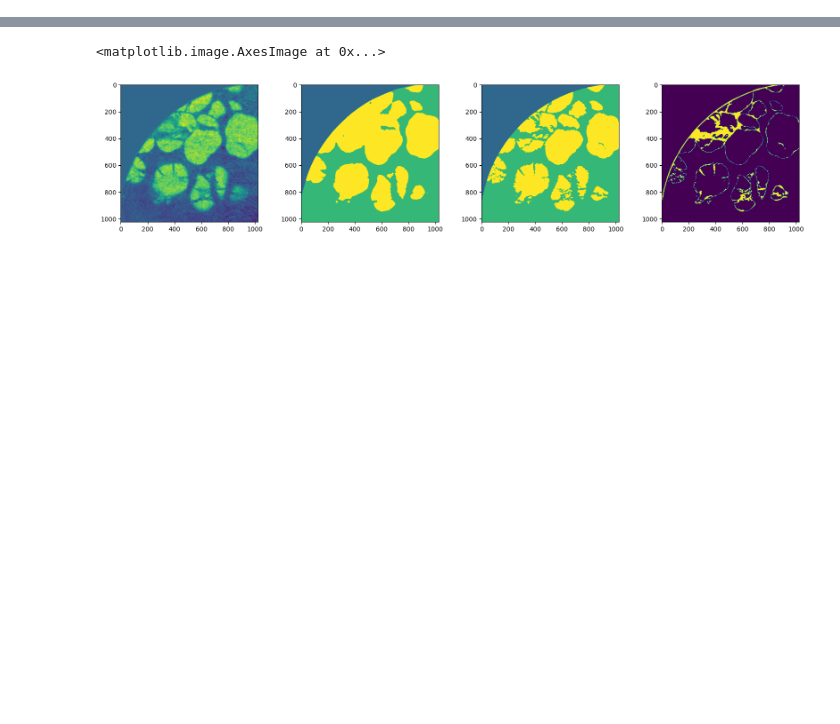
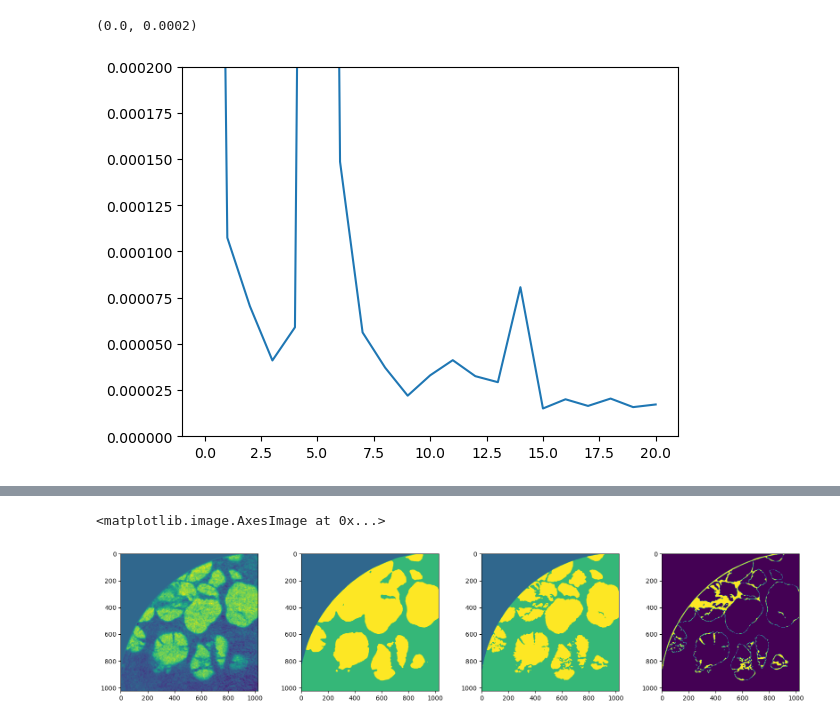
Before and after one commit to laura-rieger/segmenter, a Jupyter notebook: src/Examine in progress.ipynb, the cells around one changed output, grey strips where cells are left out. Saved outputs shown, nothing was run; the diff lists cells and outputs as text; code cells hidden in the pictures; blank space fills up the shorter version.

```diff
--- a/src/Examine in progress.ipynb
+++ b/src/Examine in progress.ipynb
@@ -61,3 +81,9 @@ results[['foldername', 'best_val_score', 'cost_function', 'add_ratio','experimen
+# %%
+plt.plot(results.iloc[5].train_losses)
+plt.ylim(0, .0002)
+# %% [output]
+(0.0, 0.0002)
+[figure, added]
 # %%
 # see how the nn performs on the completely labbelled data and on the exported images
 # %%
```
Also changed, not shown: parts of 6 cells of this notebook, 6 other files.
